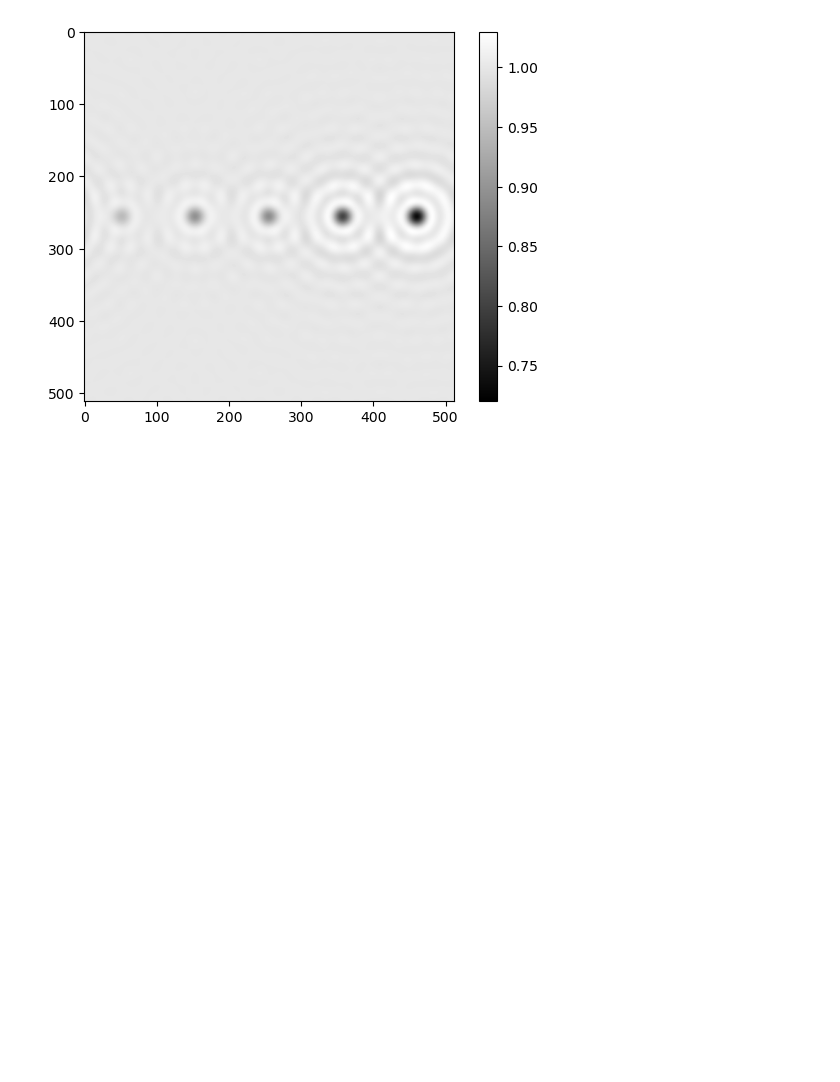
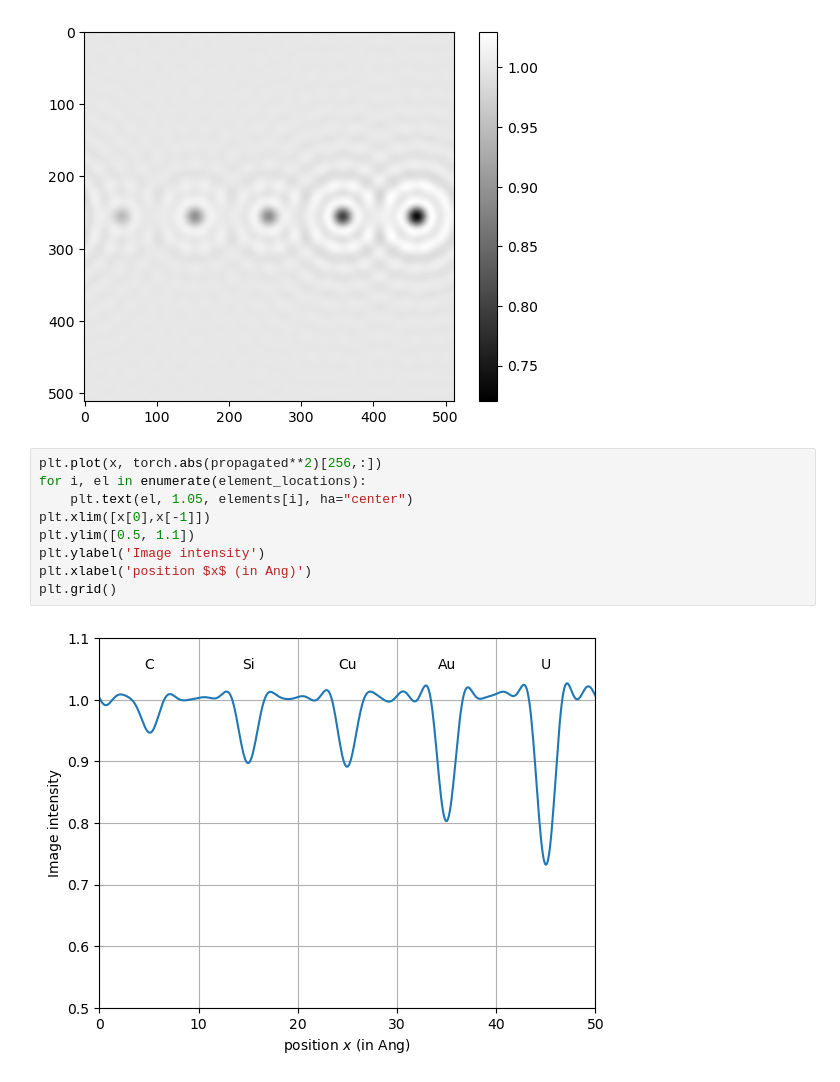
Before and after one commit to joelyeois/specter, a Jupyter notebook: isolated-atoms.ipynb, the cells around one changed output. Cells and saved outputs as stored; diff of their text form; blank space fills up the shorter version.

```diff
--- a/isolated-atoms.ipynb
+++ b/isolated-atoms.ipynb
@@ -187,3 +186,14 @@ plt.colorbar()
 # %% [output]
 <matplotlib.colorbar.Colorbar at 0x...>
 [figure]
+# %%
+plt.plot(x, torch.abs(propagated**2)[256,:])
+for i, el in enumerate(element_locations):
+    plt.text(el, 1.05, elements[i], ha="center")
+plt.xlim([x[0],x[-1]])
+plt.ylim([0.5, 1.1])
+plt.ylabel('Image intensity')
+plt.xlabel('position $x$ (in Ang)')
+plt.grid()
+# %% [output]
+[figure, added]
```
Also changed, not shown: parts of 3 cells of this notebook, 7 other files.
